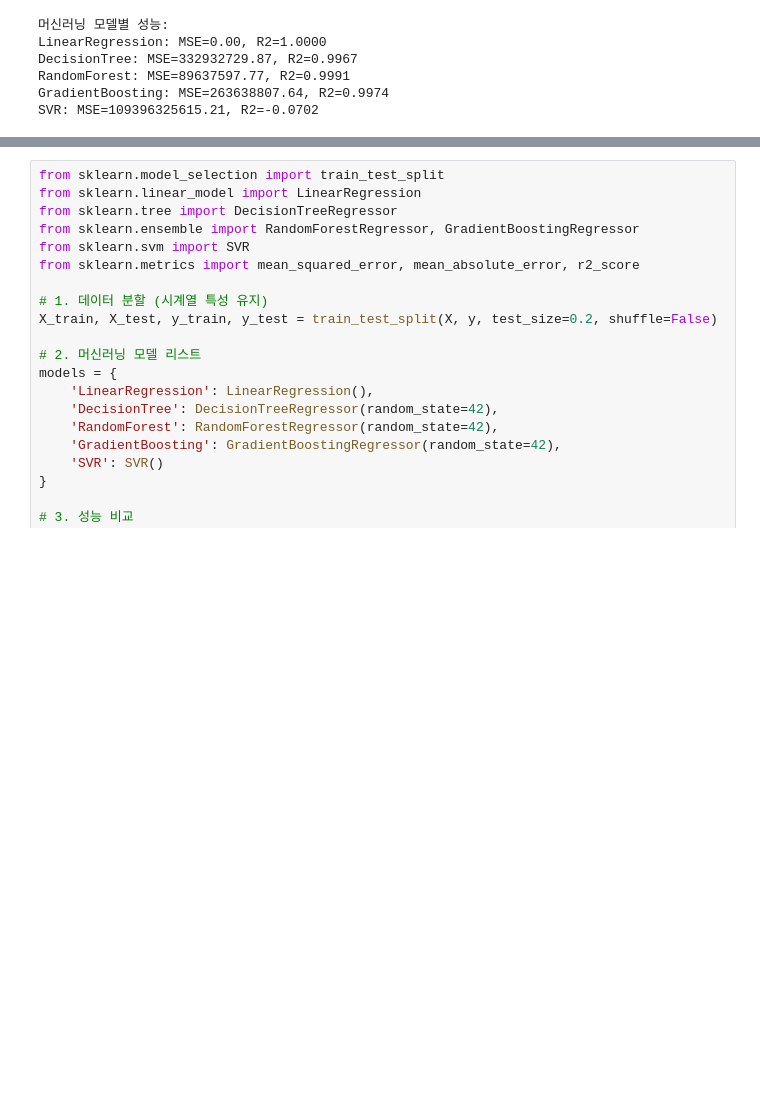
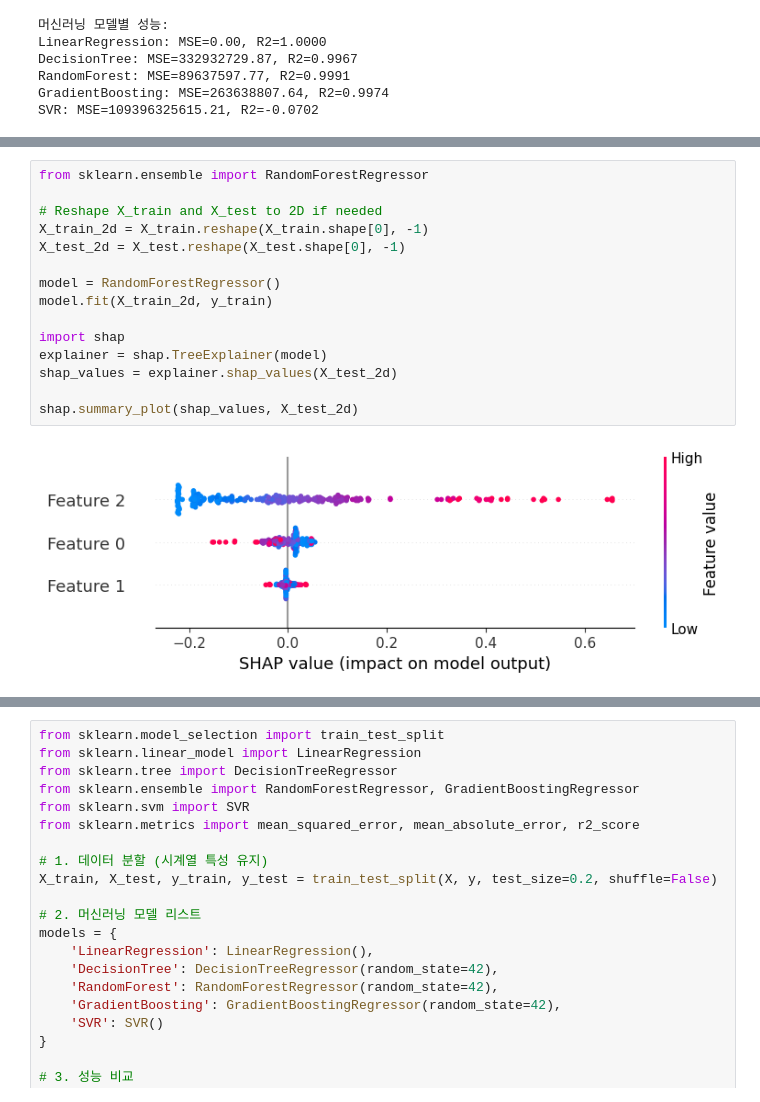
Before and after one commit to kkh01230123/llll, a Jupyter notebook: code1.ipynb, the cells around one changed output, grey strips where cells are left out. Cells and saved outputs as stored; diff of their text form; blank space fills up the shorter version.

```diff
--- a/code1.ipynb
+++ b/code1.ipynb
@@ -473,0 +485,17 @@ Test Loss: 0.0017, Test MAE: 0.0287
+# %%
+from sklearn.ensemble import RandomForestRegressor
+
+# Reshape X_train and X_test to 2D if needed
+X_train_2d = X_train.reshape(X_train.shape[0], -1)
+X_test_2d = X_test.reshape(X_test.shape[0], -1)
+
+model = RandomForestRegressor()
+model.fit(X_train_2d, y_train)
+
+import shap
+explainer = shap.TreeExplainer(model)
+shap_values = explainer.shap_values(X_test_2d)
+
+shap.summary_plot(shap_values, X_test_2d)
+# %% [output]
+[figure, added]
```
Also changed, not shown: parts of 5 cells of this notebook, 1 other file.
